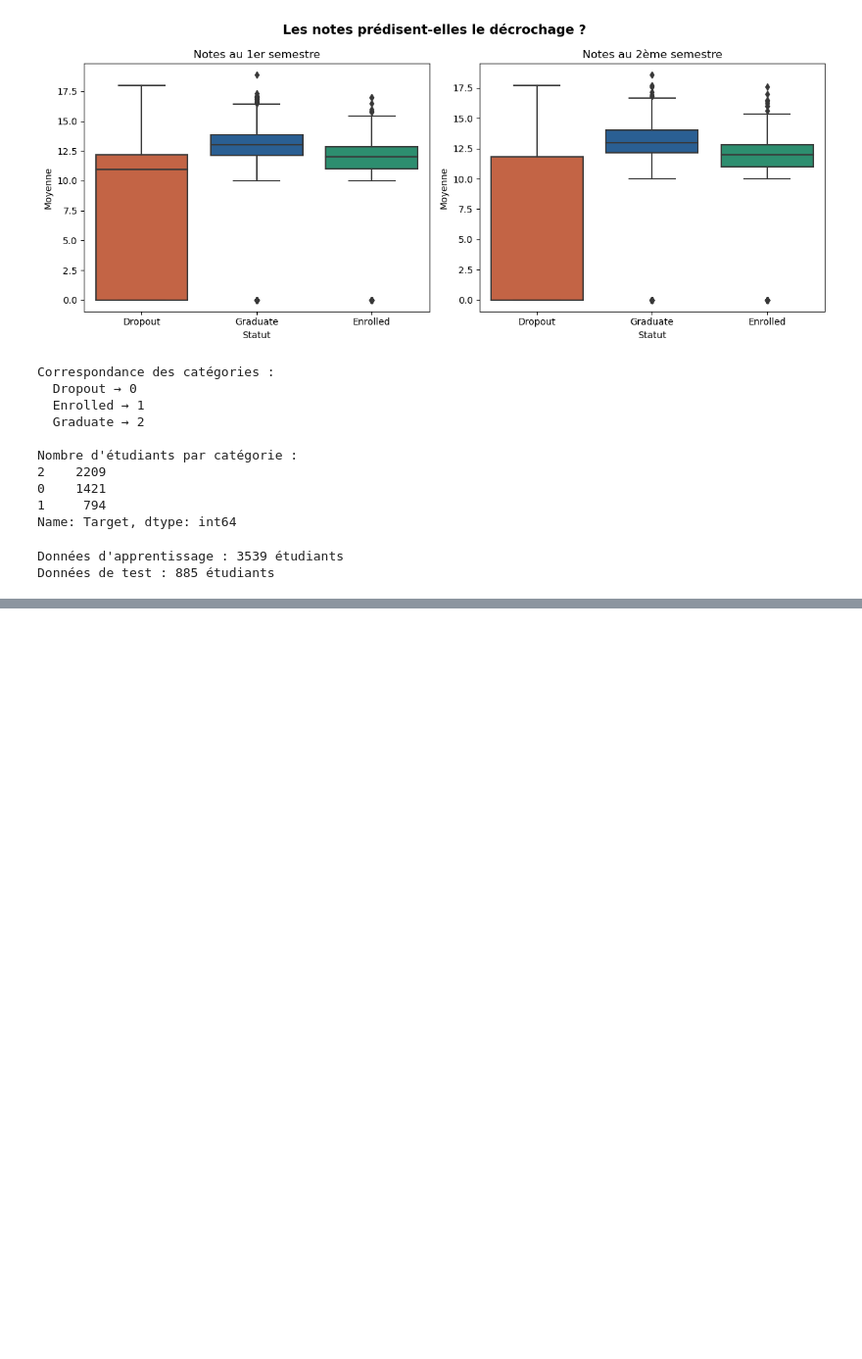
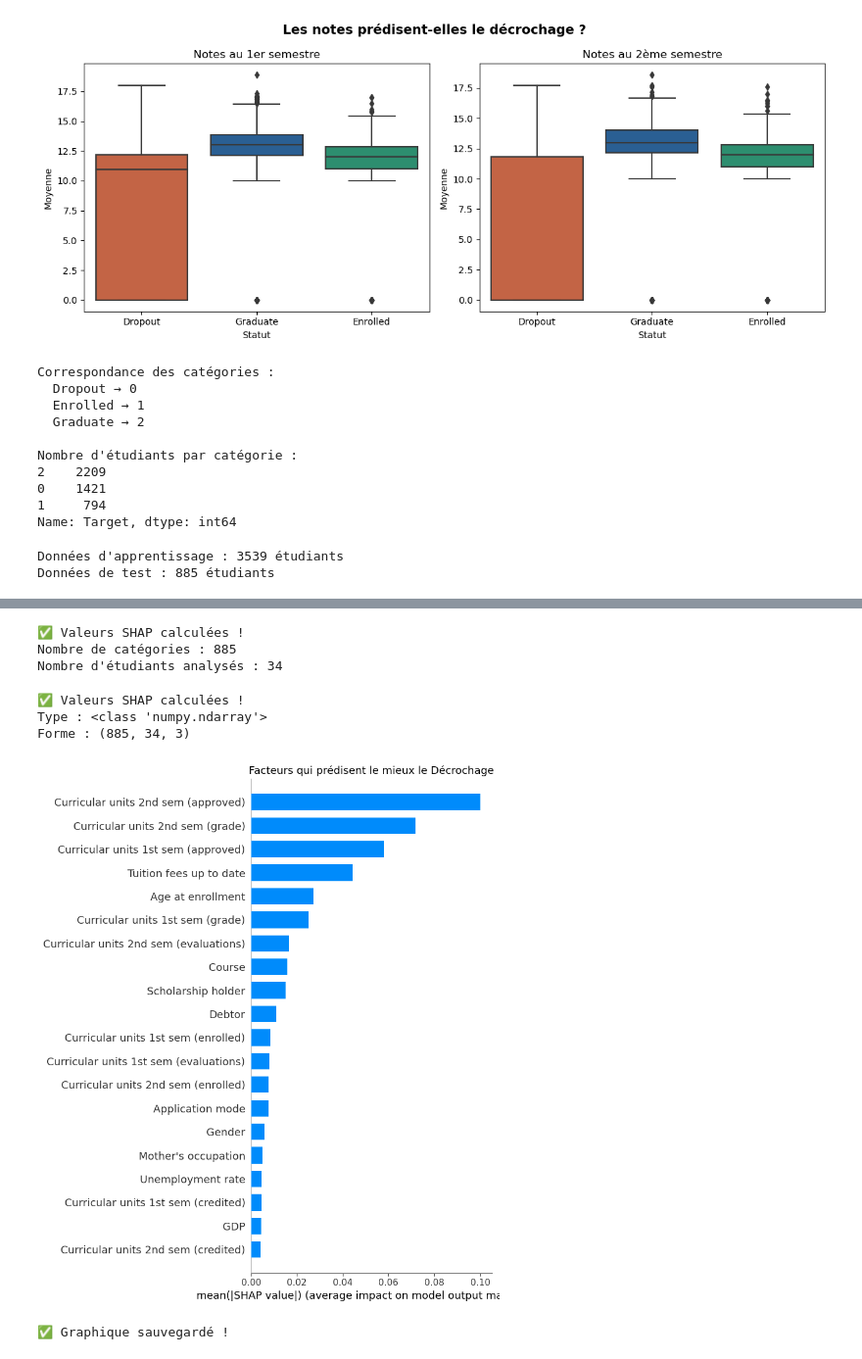
Before and after one commit to lokononvalerie1999-alt/Algoway-Finance-Learning, a Jupyter notebook: 01_EDA.ipynb, the cells around one changed output, grey strips where cells are left out. Shown at 98% size. Cells and saved outputs as stored; diff of their text form; code cells hidden in the pictures; blank space fills up the shorter version.

```diff
--- a/01_EDA.ipynb
+++ b/01_EDA.ipynb
@@ -371,0 +411,53 @@ plt.show()
+# %%
+import shap
+
+# Créer l'explainer SHAP pour notre Random Forest
+explainer = shap.TreeExplainer(rf)
+
+# Calculer les valeurs SHAP sur les données de test
+shap_values = explainer.shap_values(X_test)
+
+print("✅ Valeurs SHAP calculées !")
+print(f"Nombre de catégories : {len(shap_values)}")
+print(f"Nombre d'étudiants analysés : {shap_values[0].shape[0]}")
+# %% [output]
+✅ Valeurs SHAP calculées !
+Nombre de catégories : 885
+Nombre d'étudiants analysés : 34
+# %%
+import shap
+
+# Créer l'explainer SHAP
+explainer = shap.TreeExplainer(rf)
+
+# Calculer les valeurs SHAP
+shap_values = explainer.shap_values(X_test)
+
+# Vérifier la forme correctement
+print("✅ Valeurs SHAP calculées !")
+print(f"Type : {type(shap_values)}")
+print(f"Forme : {np.array(shap_values).shape}")
+# %% [output]
+✅ Valeurs SHAP calculées !
+Type : <class 'numpy.ndarray'>
+Forme : (885, 34, 3)
+# %%
+# On se concentre sur les Dropout (catégorie 0)
+# C'est la plus importante pour notre projet
+
+shap.summary_plot(
+    shap_values[:, :, 0],  # 0 = Dropout
+    X_test,
+    plot_type="bar",
+    show=False
+)
+
+plt.title("Facteurs qui prédisent le mieux le Décrochage", fontsize=13)
+plt.tight_layout()
+plt.savefig("figures/05_shap_importance.png", bbox_inches="tight")
+plt.show()
+
+print("✅ Graphique sauvegardé !")
+# %% [output]
+[figure, added]
+✅ Graphique sauvegardé !
```
Also changed, not shown: parts of 14 cells of this notebook.
